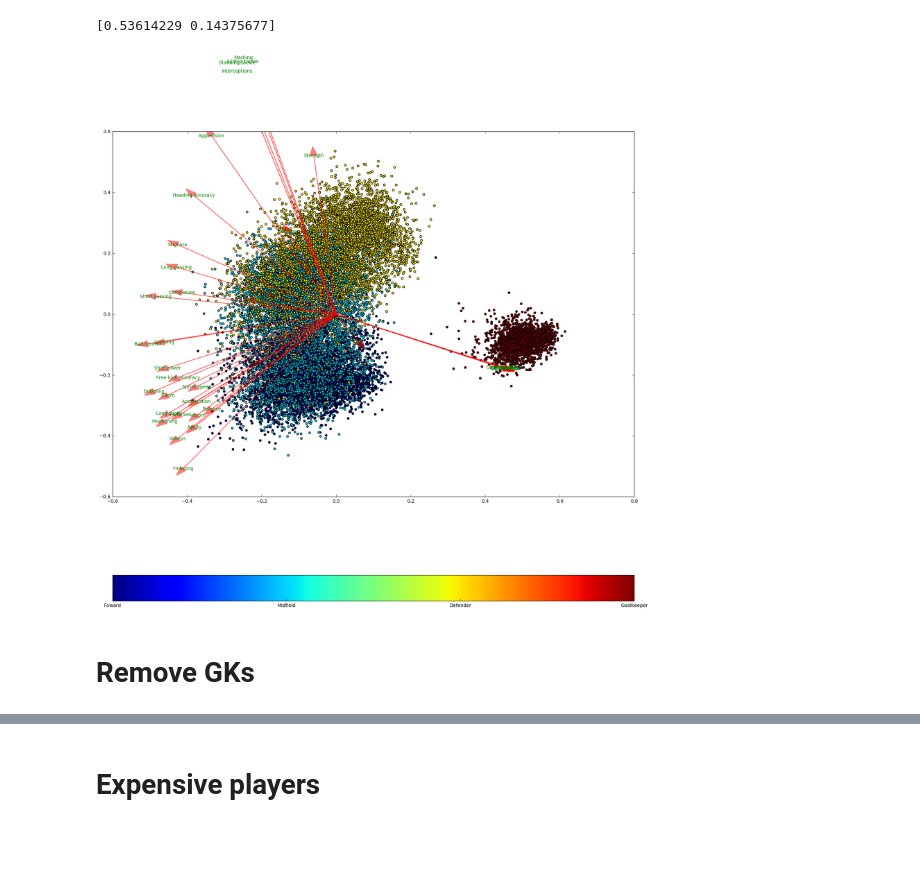
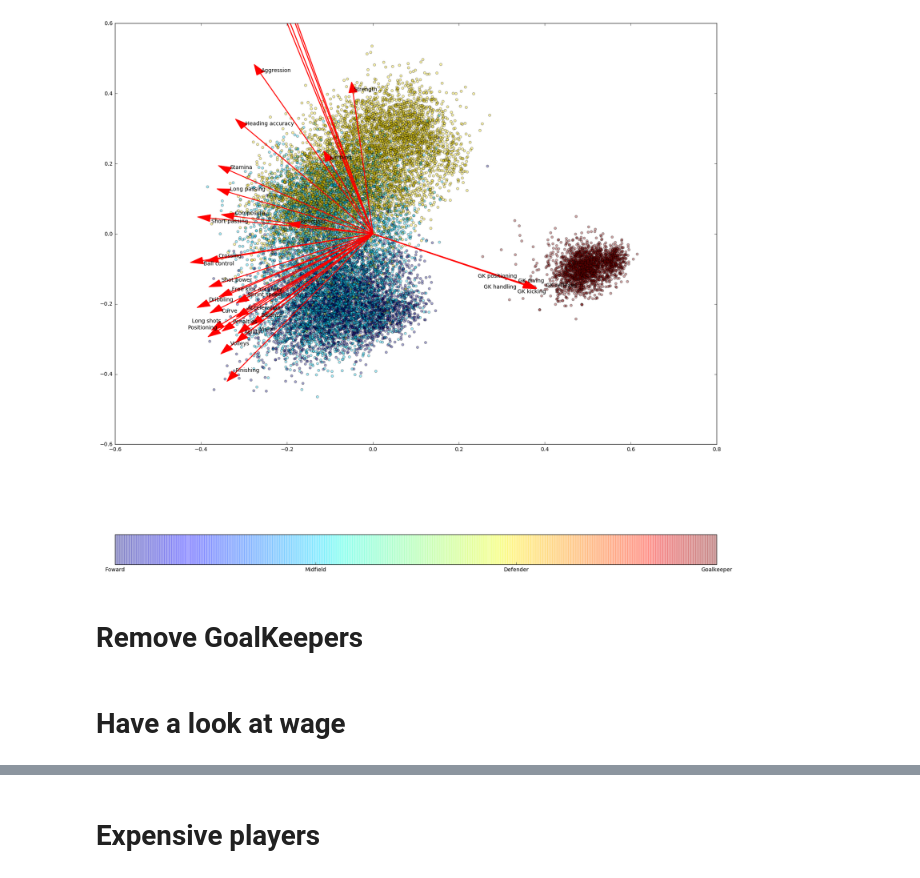
Before and after one commit to ReemaM20/Fifa18, a Jupyter notebook: fifa18 explore.ipynb, the cells around one changed output, grey strips where cells are left out. Cells and saved outputs as stored; diff of their text form; code cells hidden in the pictures; blank space fills up the shorter version.

```diff
--- a/fifa18 explore.ipynb
+++ b/fifa18 explore.ipynb
@@ -27,8 +30,6 @@ players["Wage"] = players["Wage"].replace('[\€K,]', '', regex=True).astype(flo
 players["Wage log"] = players["Wage"].apply(np.log)
 players["Wage log"] = players["Wage log"].fillna(0)
 players["Preferred Positions 1"] = players["Preferred Positions"].apply(lambda x: re.findall('^([\w\-]+)', x)[0])
-positions_unique = players["Preferred Positions 1"].unique()
-positions_int = range(len(positions_unique))
 # if fowards 0, midfield = 1, defender = 2, GK = 3
 positions_map1 = {
  'CAM': 1,
@@ -46,8 +47,8 @@ positions_map1 = {
  'RW': 0,
  'RWB': 2,
  'ST': 0}
-positions_map2 = dict(zip(positions_unique,positions_int))
 attribute_names = player_att.columns[1:].values
+attribute_names = attribute_names[attribute_names!="ID"]
 players["Preferred Positions int"] = players["Preferred Positions 1"].replace(positions_map1)
-#players = players[players["Preferred Positions 1"]!="GK"] # remove GKs
+players = players.fillna(players.mean())
 # %%
@@ -59,8 +64,7 @@ attributes = attributes.fillna(attributes.mean())
 # %%
-scaler = StandardScaler()
-attributes = scaler.fit_transform(attributes)
-dim_reduce = PCA(n_components=2)
-dim_reduce_fit = dim_reduce.fit_transform(attributes)
-print(dim_reduce.explained_variance_ratio_)
+def dim_reduction(x):
+    scaler = StandardScaler()
+    attributes = scaler.fit_transform(x)
+    dim_reduce = PCA(n_components=2)
+    dim_reduce_fit = dim_reduce.fit_transform(x)
+    return dim_reduce, dim_reduce_fit
-# %% [output]
-[0.53614229 0.14375677]
@@ -71,24 +71,27 @@ col = players["Preferred Positions int"]
 # %%
-def myplot(score,coeff,labels=None,color="blue"):
+def biplot(dim_reduce,coeff,labels=None,color="blue",alpha=0.5):
     fig, ax = plt.subplots(figsize=(20,20))
-    xs = score[:,0]
-    ys = score[:,1]
+    xs = dim_reduce[:,0]
+    ys = dim_reduce[:,1]
     n = coeff.shape[0]
     scalex = 1.0/(xs.max() - xs.min())
     scaley = 1.0/(ys.max() - ys.min())
 
-    cax = ax.scatter(xs*scalex,ys*scaley,c = color)
-    arrow_scale = 2.3
+    cax = ax.scatter(xs*scalex,ys*scaley,c = color,alpha=0.35)
+    arrow_scale = 1.8
+    annotations = []
     for i in range(n):
-        ax.arrow(0, 0, coeff[i,0]*arrow_scale, coeff[i,1]*arrow_scale,color = 'r',alpha = 0.5)
-        ax.text(coeff[i,0]*arrow_scale, coeff[i,1]*arrow_scale, labels[i], color = 'g', ha = 'center', va = 'center')
+        ax.arrow(0, 0, coeff[i,0]*arrow_scale, coeff[i,1]*arrow_scale,color = 'red',linestyle="-",alpha=0.5)
+        annotations.append(ax.text(coeff[i,0]*arrow_scale, coeff[i,1]*arrow_scale, labels[i], color = 'black', ha = 'left', va = 'top'))
+    adjust_text(annotations)
 
-    cbar = fig.colorbar(cax, ticks=[0,1,2,3], orientation='horizontal')
-    cbar.ax.set_xticklabels(['Foward','Midfield','Defender',"Goalkeeper"])  # horizontal colorbar
+    #cbar = fig.colorbar(cax, ticks=[0,1,2,3], orientation='horizontal')
+    #cbar.ax.set_xticklabels(['Foward','Midfield','Defender',"Goalkeeper"])  # horizontal colorbar
     plt.show()
 # %%
-myplot(dim_reduce_fit,np.transpose(dim_reduce.components_[0:2, :]),labels=names,color=col)
+dim_reduce, dim_reduce_fit = dim_reduction(attributes)
+biplot(dim_reduce_fit,np.transpose(dim_reduce.components_[0:2, :]),labels=names,color=position_col)
 # %% [output]
-[figure, old version]
+[figure, new version]
 # %% [markdown]
-# Remove GKs
+# Remove GoalKeepers
@@ -97,0 +102,2 @@ attributes_keep.remove('ID')
+# %% [markdown]
+# Have a look at wage
```
Also changed, not shown: parts of 10 cells of this notebook.
